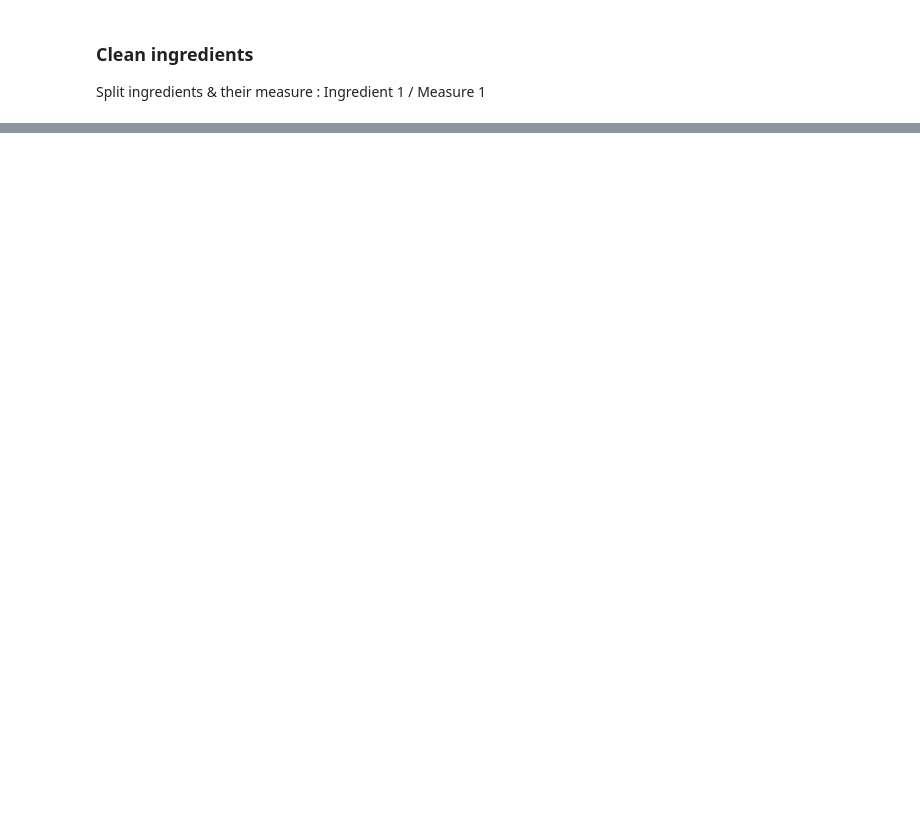
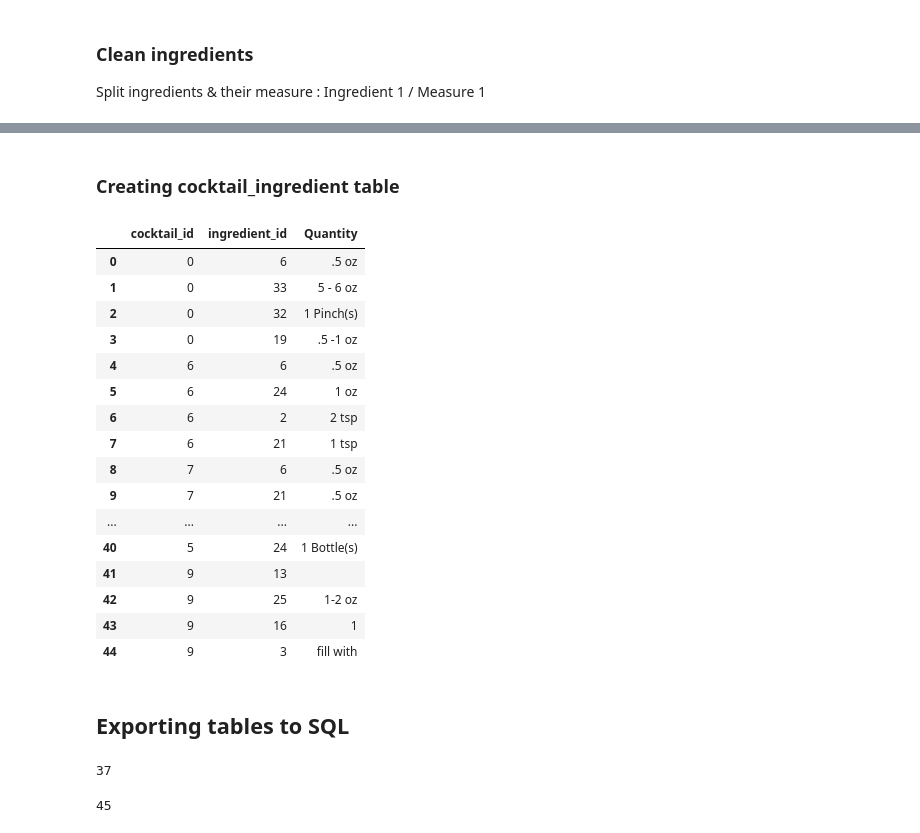
Before and after one commit to Lucien-Stephane-Ld/certification-project-DAFT410, a Jupyter notebook: data_cleaning.ipynb, the cells around one changed output, grey strips where cells are left out. Cells and saved outputs as stored; diff of their text form; code cells hidden in the pictures; blank space fills up the shorter version.

```diff
--- a/data_cleaning.ipynb
+++ b/data_cleaning.ipynb
@@ -302,0 +268,4 @@ Name: Nutrition Facts, dtype: object
+# %%
+df_exploded[['quantity','ingredients']] = pd.DataFrame(df_exploded['ingredients'].tolist(), index=df_exploded.index)
+# df_exploded[['quantity','ingredients']] = pd.DataFrame(df_exploded['ingredients'].apply(pd.Series)) # same as above - tidier code but is slower (so I read, not tested)
+df_exploded.head(5)
@@ -302,0 +279,8 @@ Name: Nutrition Facts, dtype: object
+# %%
+#  replacing columns
+
+new_cols = ["cocktail_id","name","ingredients","quantity","description","recipe","nutrition_facts","video_link"]
+df_exploded=df_exploded[new_cols]
+#or
+df_exploded=df_exploded.reindex(columns=new_cols)
+df_exploded.head(5)
@@ -302,0 +298,4 @@ Name: Nutrition Facts, dtype: object
+# %%
+ingredient_table = pd.DataFrame(columns = ['ingredient_id','ingredient'])
+for i, ingredient in enumerate(set(df_exploded['ingredient'])):
+    ingredient_table.loc[i] = {'ingredient_id':i, 'ingredient':ingredient}
@@ -302,0 +333,6 @@ Name: Nutrition Facts, dtype: object
+# %%
+# here we create the main item table, taking the columns we want to the original dataframe and generate an ID for this table
+cocktail_table = ctl_df[['name','description','recipe','video_link']]
+cocktail_table = cocktail_table.reset_index()
+cocktail_table.columns = ['cocktail_id','cocktail','description','recipe','video_link']
+cocktail_table
@@ -302,0 +351,28 @@ Name: Nutrition Facts, dtype: object
+# %% [markdown]
+### Creating cocktail_ingredient table
+# %%
+cocktail_ingredient_table = df_exploded
+cocktail_ingredient_table = cocktail_ingredient_table.merge(ingredient_table, left_on='ingredient', right_on='ingredient')
+cocktail_ingredient_table = cocktail_ingredient_table.merge(cocktail_table, left_on='name', right_on='cocktail')
+cocktail_ingredient_table = cocktail_ingredient_table[['cocktail_id','ingredient_id','quantity']]
+cocktail_ingredient_table
+# %% [output]
+|  | cocktail_id | ingredient_id | Quantity |
+| 0 | 0 | 6 | .5 oz |
+| 1 | 0 | 33 | 5 - 6 oz |
+| 2 | 0 | 32 | 1 Pinch(s) |
+| 3 | 0 | 19 | .5 -1 oz |
+| 4 | 6 | 6 | .5 oz |
+| 5 | 6 | 24 | 1 oz |
+| 6 | 6 | 2 | 2 tsp |
+| 7 | 6 | 21 | 1 tsp |
+| 8 | 7 | 6 | .5 oz |
+| 9 | 7 | 21 | .5 oz |
+| ... | ... | ... | ... |
+| 40 | 5 | 24 | 1 Bottle(s) |
+| 41 | 9 | 13 |  |
+| 42 | 9 | 25 | 1-2 oz |
+| 43 | 9 | 16 | 1 |
+| 44 | 9 | 3 | fill with |
+# %% [markdown]
+## Exporting tables to SQL
@@ -302,0 +391,8 @@ Name: Nutrition Facts, dtype: object
+# %%
+ingredient_table.to_sql('ingredients_id', engine, 'cocktails_db', if_exists='replace', index=False)
+# %% [output]
+37
+# %%
+cocktail_ingredient_table.to_sql('cocktails_ingredients_ids', engine, 'cocktails_db', if_exists='replace', index=False)
+# %% [output]
+45
```
Also changed, not shown: parts of 63 cells of this notebook, 3 other files.
